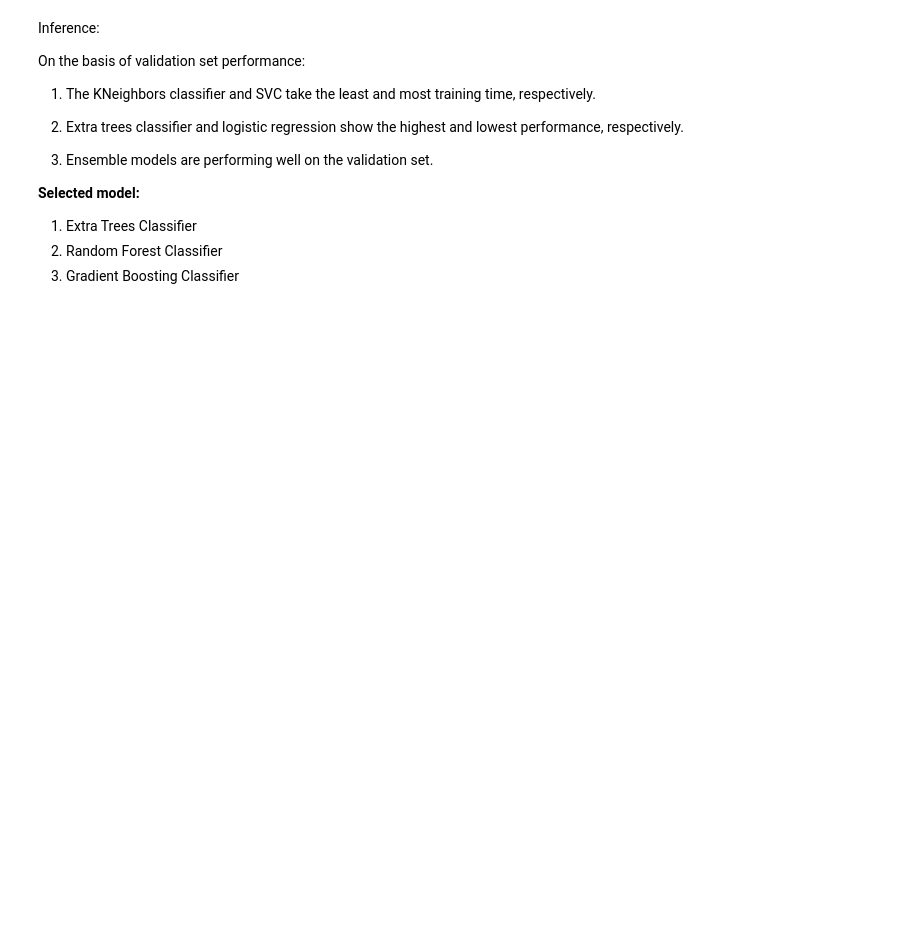
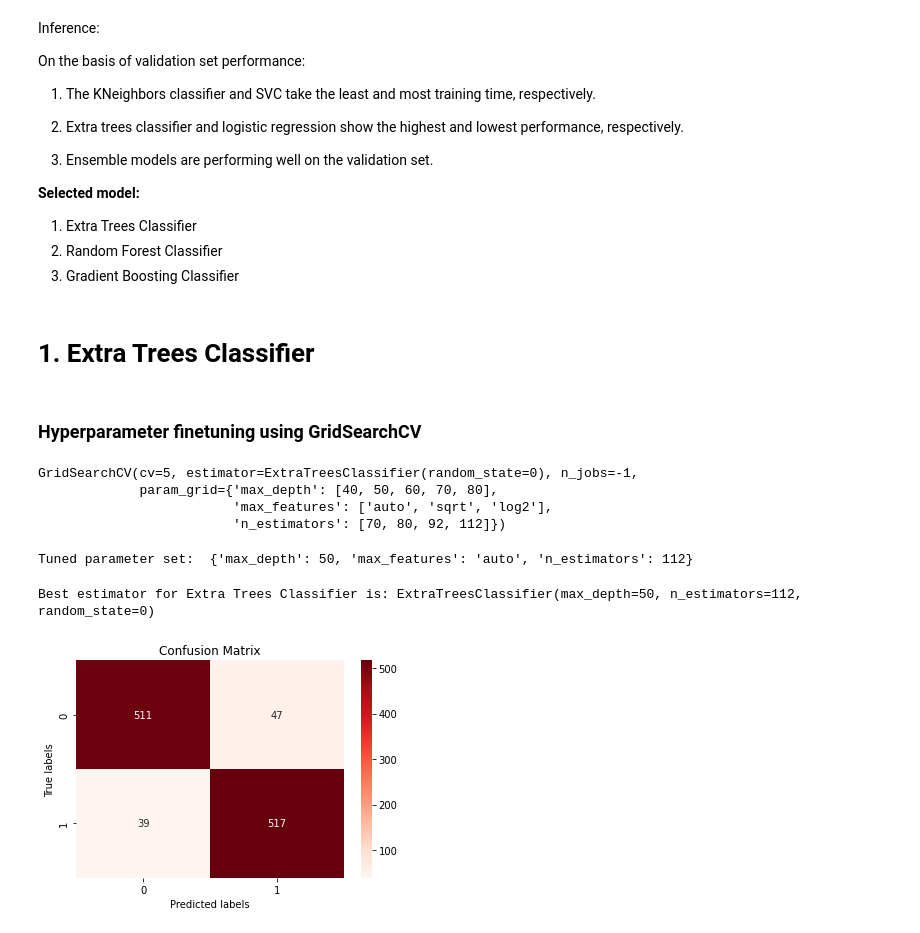
Before and after one commit to Akshadanair/Cardiovascular-Risk-Prediction, a Jupyter notebook: Cardiovascular_Risk_Prediction.ipynb, the cells around one changed output. Saved outputs shown, nothing was run; the diff lists cells and outputs as text; code cells hidden in the pictures; blank space fills up the shorter version.

```diff
--- a/Cardiovascular_Risk_Prediction.ipynb
+++ b/Cardiovascular_Risk_Prediction.ipynb
@@ -917,3 +920,50 @@ def evaluate_metrics(model_instance, X, y):
 #Creating the dataset to store the performance of selected models
 compiled = pd.DataFrame(columns = ["Classifier", "Accuracy", "Precision",
                                    "Recall", "f1_score", "Roc_Auc_Score"])
+# %% [markdown]
+# **1. Extra Trees Classifier**
+# %% [markdown]
+### **Hyperparameter finetuning using GridSearchCV**
+# %%
+#create the base model to tune
+etc = ExtraTreesClassifier(random_state = 0)
+
+#Parameter Grid
+param_grid_etc = {'n_estimators' : [70, 80, 92, 112],
+                  'max_depth' : [40, 50, 60, 70, 80],
+                  'max_features' : ['auto', 'sqrt', 'log2']
+                  }
+
+#Instantiate the grid search model
+etc_cv = GridSearchCV(estimator = etc, param_grid = param_grid_etc, cv = 5, n_jobs = -1)
+etc_cv.fit(X_train, y_train)
+# %% [output]
+GridSearchCV(cv=5, estimator=ExtraTreesClassifier(random_state=0), n_jobs=-1,
+             param_grid={'max_depth': [40, 50, 60, 70, 80],
+                         'max_features': ['auto', 'sqrt', 'log2'],
+                         'n_estimators': [70, 80, 92, 112]})
+# %%
+#Tuned parameter set for Extra Trees Classifier
+print("Tuned parameter set: ", etc_cv.best_params_)
+# %% [output]
+Tuned parameter set:  {'max_depth': 50, 'max_features': 'auto', 'n_estimators': 112}
+# %%
+#Best estimator for Extra Trees Classifier
+print(f"Best estimator for Extra Trees Classifier is: {etc_cv.best_estimator_}")
+# %% [output]
+Best estimator for Extra Trees Classifier is: ExtraTreesClassifier(max_depth=50, n_estimators=112, random_state=0)
+# %%
+#create confusion matrix
+cm = confusion_matrix(y_val, etc_cv.best_estimator_.predict(X_val))
+
+#create heatmap
+ax= plt.subplot()
+sns.heatmap(cm, annot = True, cmap = "Reds", fmt = 'g', ax = ax)
+
+#To display the title, xlabel and ylabel of confusion matrix
+ax.set_title('Confusion Matrix')
+ax.set_xlabel('Predicted labels')
+ax.set_ylabel('True labels')
+plt.show()
+# %% [output]
+[figure, added]
```
Also changed, not shown: parts of 80 cells of this notebook.
